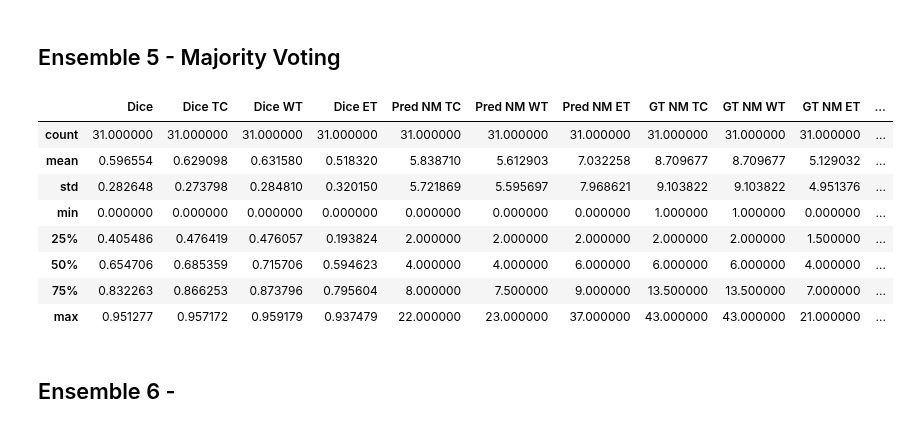
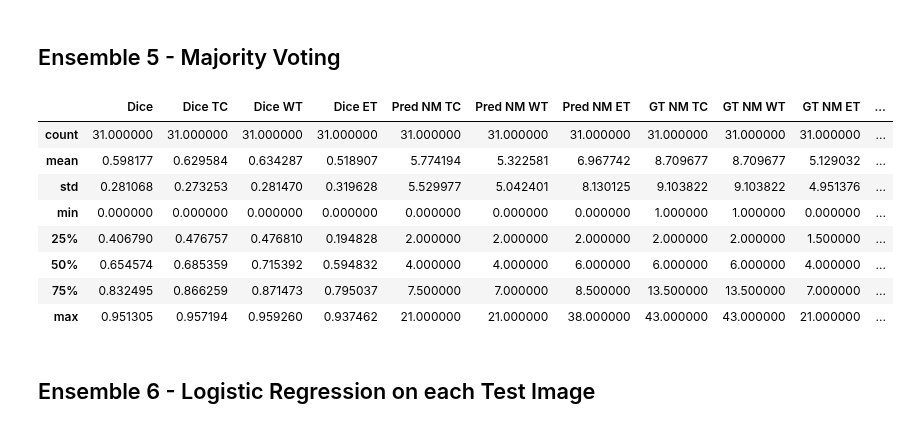
Before and after one commit to NachoGV/Semantic-Segmentation-of-Brain-Metastases-in-MRI-Scans, a Jupyter notebook: ensemble.ipynb, the cells around one changed output. Saved outputs shown, nothing was run; the diff lists cells and outputs as text; code cells hidden in the pictures.

Commit message:
Ensemble cases 1-6 and their results
Still working on case 7

```diff
--- a/ensemble.ipynb
+++ b/ensemble.ipynb
@@ -72,7 +111,7 @@ best_mean = 0
 best_threshold = 0
 df = None
 for threshold in [0.1, 0.2, 0.3, 0.4, 0.5, 0.6, 0.7, 0.8, 0.9]:
-    avg_df = ensemble_inference(data_df, avg, threshold)
+    avg_df = ensemble_inference(test_df, avg, threshold)
     mean = avg_df['Dice'].mean()
     print(f'Average Mean Dice for threshold {threshold}: {mean}')
     if mean > best_mean:
@@ -110,8 +149,7 @@ def weigthed_avg(predictions):
     # Weights form validation set AHNet, SegResNet, UNet, UNETR
     weights = np.array([0.546402, 0.648790, 0.428639, 0.547957])
     weights = weights / np.sum(weights)
-    weights = torch.tensor(weights).float().cuda()
-
+    weights = torch.tensor(weights).float()
     # Weighted average
     stacked_predictions = torch.stack(predictions, dim=0)
     return torch.sum(stacked_predictions * weights[:, None, None, None, None, None], dim=0)
@@ -122,7 +160,7 @@ best_mean = 0
 best_threshold = 0
 df = None
 for threshold in [0.1, 0.2, 0.3, 0.4, 0.5, 0.6, 0.7, 0.8, 0.9]:
-    weigthed_avg_df = ensemble_inference(data_df, weigthed_avg, threshold)
+    weigthed_avg_df = ensemble_inference(test_df, weigthed_avg, threshold)
     mean = weigthed_avg_df['Dice'].mean()
     print(f'Weighted Average Mean Dice for threshold {threshold}: {mean}')
     if mean > best_mean:
@@ -165,7 +203,7 @@ best_mean = 0
 best_threshold = 0
 df = None
 for threshold in [0.1, 0.2, 0.3, 0.4, 0.5, 0.6, 0.7, 0.8, 0.9]:
-    median_df = ensemble_inference(data_df, median, threshold)
+    median_df = ensemble_inference(test_df, median, threshold)
     mean = median_df['Dice'].mean()
     print(f'Median Mean Dice for threshold {threshold}: {mean}')
     if mean > best_mean:
@@ -208,7 +246,7 @@ best_mean = 0
 best_threshold = 0
 df = None
 for threshold in [0.1, 0.2, 0.3, 0.4, 0.5, 0.6, 0.7, 0.8, 0.9]:
-    max_confidence_df = ensemble_inference(data_df, max_confidence, threshold)
+    max_confidence_df = ensemble_inference(test_df, max_confidence, threshold)
     mean = max_confidence_df['Dice'].mean()
     print(f'Max Confidence Mean Dice for threshold {threshold}: {mean}')
     if mean > best_mean:
@@ -242,25 +280,25 @@ BEST THRESHOLD: 0.7
 ## Ensemble 5 - Majority Voting
 # %%
 def majority_voting(predictions):
-    transforms =[AsDiscrete(threshold=0.3), AsDiscrete(threshold=0.5), AsDiscrete(threshold=0.3), AsDiscrete(threshold=0.4)]
+    transforms =[AsDiscrete(threshold=0.3), AsDiscrete(threshold=0.5), AsDiscrete(threshold=0.2), AsDiscrete(threshold=0.4)]
     predictions = [transform(prediction) for transform, prediction in zip(transforms, predictions)]
     stacked_predictions = torch.stack(predictions, dim=0)
     return torch.mode(stacked_predictions, dim=0).values
 
 #---------------------------------------------------------#
 
-majority_vote_df = ensemble_inference(data_df, majority_voting, threshold)
+majority_vote_df = ensemble_inference(test_df, majority_voting, threshold)
 majority_vote_df.to_csv('./outputs/Ensemble/majority_vote_test_scores.csv', index=False)
 majority_vote_df.describe()
 # %% [output]
 |  | Dice | Dice TC | Dice WT | Dice ET | Pred NM TC | Pred NM WT | Pred NM ET | GT NM TC | GT NM WT | GT NM ET | ... |
 | count | 31.000000 | 31.000000 | 31.000000 | 31.000000 | 31.000000 | 31.000000 | 31.000000 | 31.000000 | 31.000000 | 31.000000 | ... |
-| mean | 0.596554 | 0.629098 | 0.631580 | 0.518320 | 5.838710 | 5.612903 | 7.032258 | 8.709677 | 8.709677 | 5.129032 | ... |
-| std | 0.282648 | 0.273798 | 0.284810 | 0.320150 | 5.721869 | 5.595697 | 7.968621 | 9.103822 | 9.103822 | 4.951376 | ... |
+| mean | 0.598177 | 0.629584 | 0.634287 | 0.518907 | 5.774194 | 5.322581 | 6.967742 | 8.709677 | 8.709677 | 5.129032 | ... |
+| std | 0.281068 | 0.273253 | 0.281470 | 0.319628 | 5.529977 | 5.042401 | 8.130125 | 9.103822 | 9.103822 | 4.951376 | ... |
 | min | 0.000000 | 0.000000 | 0.000000 | 0.000000 | 0.000000 | 0.000000 | 0.000000 | 1.000000 | 1.000000 | 0.000000 | ... |
-| 25% | 0.405486 | 0.476419 | 0.476057 | 0.193824 | 2.000000 | 2.000000 | 2.000000 | 2.000000 | 2.000000 | 1.500000 | ... |
-| 50% | 0.654706 | 0.685359 | 0.715706 | 0.594623 | 4.000000 | 4.000000 | 6.000000 | 6.000000 | 6.000000 | 4.000000 | ... |
-| 75% | 0.832263 | 0.866253 | 0.873796 | 0.795604 | 8.000000 | 7.500000 | 9.000000 | 13.500000 | 13.500000 | 7.000000 | ... |
-| max | 0.951277 | 0.957172 | 0.959179 | 0.937479 | 22.000000 | 23.000000 | 37.000000 | 43.000000 | 43.000000 | 21.000000 | ... |
+| 25% | 0.406790 | 0.476757 | 0.476810 | 0.194828 | 2.000000 | 2.000000 | 2.000000 | 2.000000 | 2.000000 | 1.500000 | ... |
+| 50% | 0.654574 | 0.685359 | 0.715392 | 0.594832 | 4.000000 | 4.000000 | 6.000000 | 6.000000 | 6.000000 | 4.000000 | ... |
+| 75% | 0.832495 | 0.866259 | 0.871473 | 0.795037 | 7.500000 | 7.000000 | 8.500000 | 13.500000 | 13.500000 | 7.000000 | ... |
+| max | 0.951305 | 0.957194 | 0.959260 | 0.937462 | 21.000000 | 21.000000 | 38.000000 | 43.000000 | 43.000000 | 21.000000 | ... |
 # %% [markdown]
-## Ensemble 6 -
+## Ensemble 6 - Logistic Regression on each Test Image
```
Also changed, not shown: parts of 15 cells of this notebook, 20 other files.
